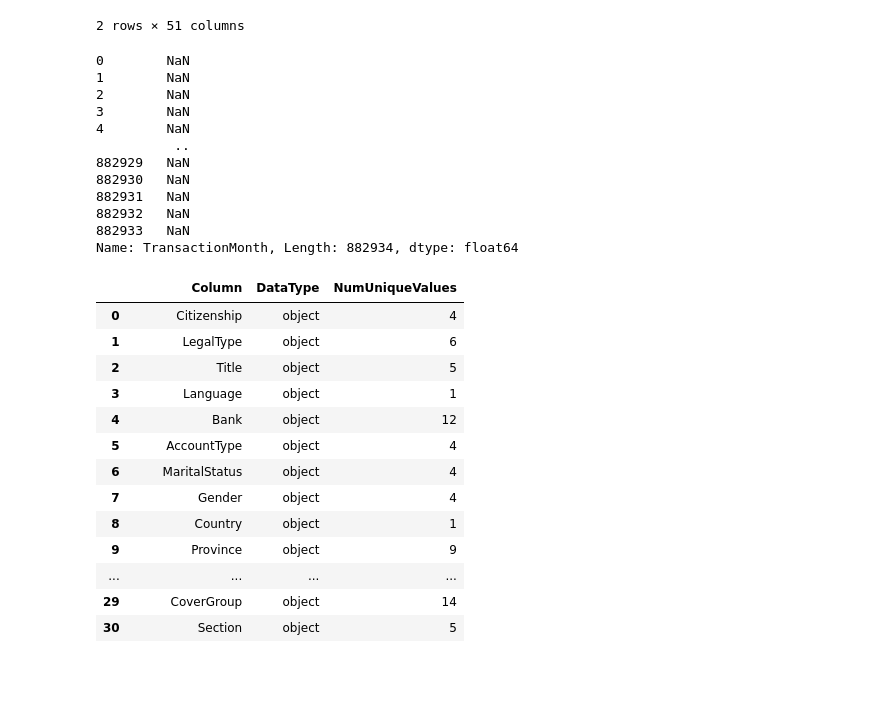
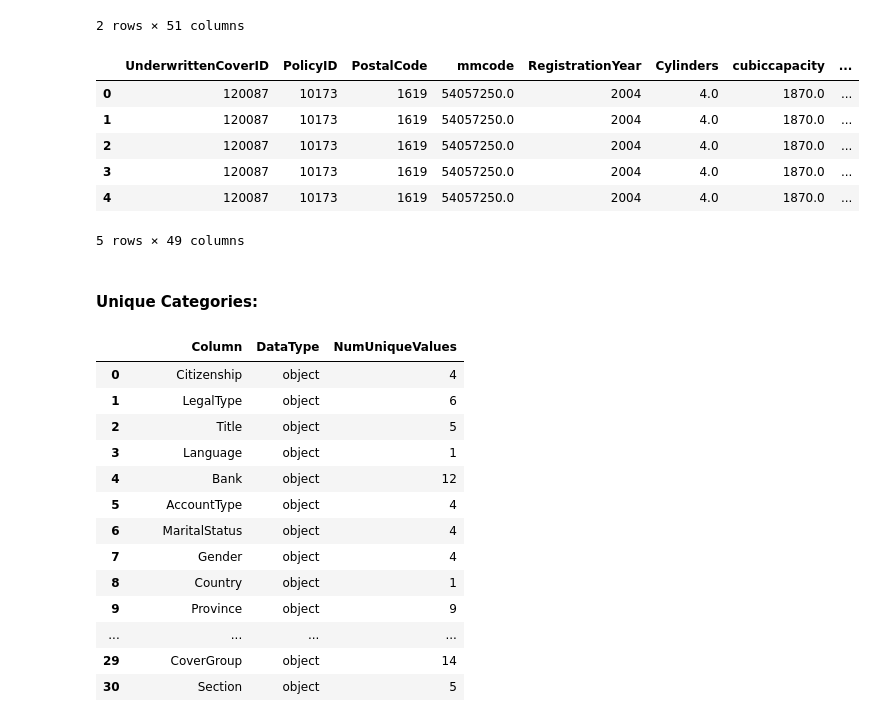
Before and after one commit to Temesgenasmamaw/Week_03, a Jupyter notebook: notebooks/ml_models.ipynb, the cells around one changed output. Cells and saved outputs as stored; diff of their text form; code cells hidden in the pictures; blank space fills up the shorter version.

```diff
--- a/notebooks/ml_models.ipynb
+++ b/notebooks/ml_models.ipynb
@@ -22,21 +22,26 @@ df.head(2)
 | 0 | 120087 | 10173 | 1619 | 54057250.0 | 2004 | 4.0 | 1870.0 | ... |
 | 1 | 120087 | 10173 | 1619 | 54057250.0 | 2004 | 4.0 | 1870.0 | ... |
 2 rows × 51 columns
+# %%
+# Check missing values in each column
+missing_counts = df.isnull().sum()
+
+# Print columns with more than 1 missing value
+columns_with_missing = missing_counts[missing_counts > 1].index
+# print(f'Columns with more than 1 missing value:\n{columns_with_missing}')
+
+# Drop these columns
+df = df.drop(columns=columns_with_missing)
 # %%
-df['TransactionMonth']
+df.head()
 # %% [output]
+|  | UnderwrittenCoverID | PolicyID | PostalCode | mmcode | RegistrationYear | Cylinders | cubiccapacity | ... |
+| 0 | 120087 | 10173 | 1619 | 54057250.0 | 2004 | 4.0 | 1870.0 | ... |
+| 1 | 120087 | 10173 | 1619 | 54057250.0 | 2004 | 4.0 | 1870.0 | ... |
+| 2 | 120087 | 10173 | 1619 | 54057250.0 | 2004 | 4.0 | 1870.0 | ... |
+| 3 | 120087 | 10173 | 1619 | 54057250.0 | 2004 | 4.0 | 1870.0 | ... |
+| 4 | 120087 | 10173 | 1619 | 54057250.0 | 2004 | 4.0 | 1870.0 | ... |
-0        NaN
-1        NaN
-2        NaN
-3        NaN
-4        NaN
-          ..
-882929   NaN
-882930   NaN
-882931   NaN
-882932   NaN
-882933   NaN
-Name: TransactionMonth, Length: 882934, dtype: float64
+5 rows × 49 columns
 # %%
 
 # for col in df.columns:
@@ -45,5 +50,7 @@ Name: TransactionMonth, Length: 882934, dtype: float64
 #         unique_values_lists = df[col].unique()
 #         print(f"Unique values in {col}-->{unique_values}-->: {unique_values_lists}\n")
+# %% [markdown]
+####  Unique Categories:
 # %%
 # Get categorical columns
 categorical_columns = df.select_dtypes(include='object').columns
```
Also changed, not shown: parts of 25 cells of this notebook, 1 other file.
